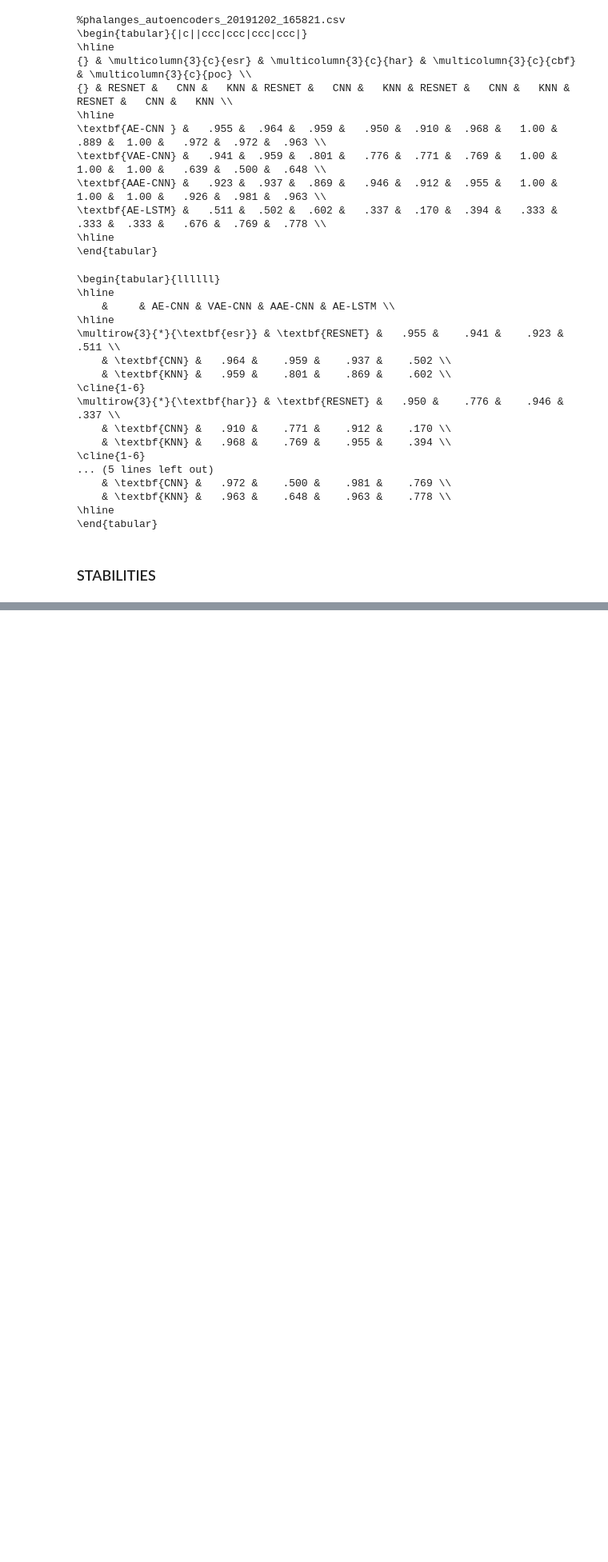
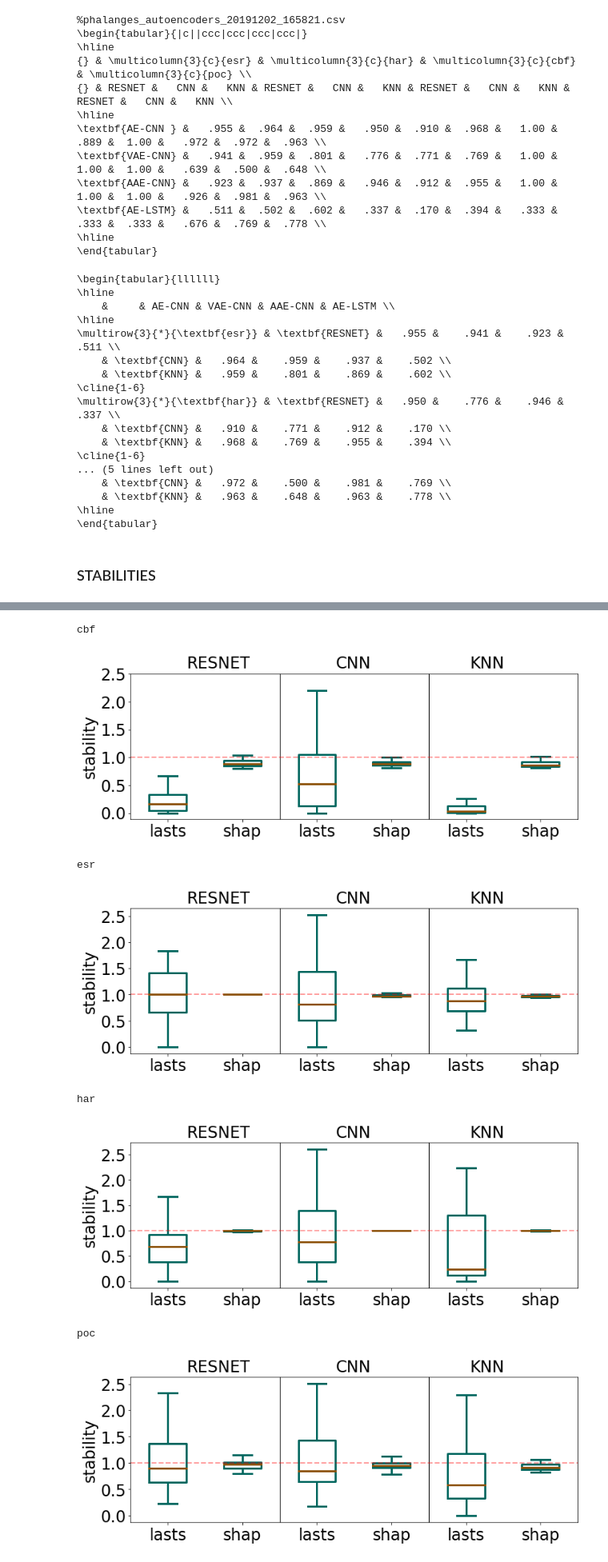
Before and after one commit to fspinna/TS_AgnosticLocalExplainer, a Jupyter notebook: notebooks/latex_tables.ipynb, the cells around one changed output, grey strips where cells are left out. Shown: that part at 80% size. Saved outputs shown, nothing was run; the diff lists cells and outputs as text; code cells hidden in the pictures; blank space fills up the shorter version.

```diff
--- a/notebooks/latex_tables.ipynb
+++ b/notebooks/latex_tables.ipynb
@@ -341,6 +385,7 @@ df_dict = dict()
 for npy in npy_files:
     df = np.load(path + npy)
     df_dict[npy] = df
+shapelet_df_dict = df_dict
 # %%
 stability_shapelet_df = {"knn":[], "resnet":[], "cnn":[]}
 rows = dataset_names
@@ -364,0 +440,19 @@ stability_shapelet_df
+# %%
+
+column_format = "|c||"
+for i in range(len(df.columns)):
+    column_format += "c"
+column_format += "|"
+latex = df.to_latex(index = True,
+                    bold_rows = True,
+                    column_format = column_format,
+                    multicolumn_format = "c",
+                    multirow = False)
+latex = latex.replace("toprule", "hline")
+latex = latex = latex.replace("midrule", "hline")
+latex = latex.replace("bottomrule", "hline")
+print("%{}".format(key))
+print(latex)
+print()
+print()
+print()
@@ -364,0 +516,43 @@ stability_shapelet_df
+# %%
+for key in sorted(final_dict.keys()):
+    print(key)
+    data = final_dict[key].values
+    fontsize = 24
+
+    mask = ~np.isnan(data)
+    filtered_data = [d[m] for d, m in zip(data.T, mask.T)]
+
+    plt.figure(figsize=(12,4))
+    medianprops = dict(linestyle='-', linewidth=3, color='#8c510a')
+    meanprops = dict(marker='D',  markeredgecolor='#003c30', markerfacecolor='#003c30')
+    boxprops = dict(linestyle='-', linewidth=3, color='#01665e')
+    whiskerprops = dict(linestyle='-', linewidth=3, color='#01665e')
+    capprops = dict(linestyle='-', linewidth=3, color='#01665e')
+
+    plt.boxplot(filtered_data, medianprops=medianprops, boxprops=boxprops, capprops=capprops,
+                whiskerprops=whiskerprops, meanprops=meanprops, showmeans=False, showfliers = False)
+    plt.xticks(range(1, len(filtered_data)+1), ['lasts', 'shap'] * (len(filtered_data)//2), fontsize=fontsize)
+    plt.yticks(np.arange(0.0, 2.6, 0.5), fontsize=fontsize)
+    plt.ylabel("stability", fontsize=fontsize)
+    #plt.title(black_box, fontsize=fontsize, pad=30)
+    plt.tick_params(axis='both', which='major', labelsize=fontsize)
+    """means = np.mean(np.stack(data.values.T), axis=0)
+    for i, m in enumerate(means):
+        plt.text(i+0.9, 1.1, ('%.2f' % m).replace('0.', '.'), fontsize=fontsize)"""
+    plt.text(1.25, plt.gca().get_ylim()[1]+0.1, 'RESNET', fontsize=fontsize)
+    plt.text(3.25, plt.gca().get_ylim()[1]+0.1, 'CNN', fontsize=fontsize)
+    plt.text(5.05, plt.gca().get_ylim()[1]+0.1, 'KNN', fontsize=fontsize)
+    plt.axvline(x=2.5, color='k', lw=1)
+    plt.axvline(x=4.5, color='k', lw=1)
+    plt.axhline(y=1, color='r', linestyle='--', alpha = 0.4, lw=2)
+    #plt.savefig(path_fig + 'boxplot_%s_%s_%s.png' % (measure, black_box, neigh_type), format='png', bbox_inches='tight')
+    plt.show()
+# %% [output]
+cbf
+[figure, added]
+esr
+[figure, added]
+har
+[figure, added]
+poc
+[figure, added]
```
Also changed, not shown: parts of 22 cells of this notebook, 27 other files.
